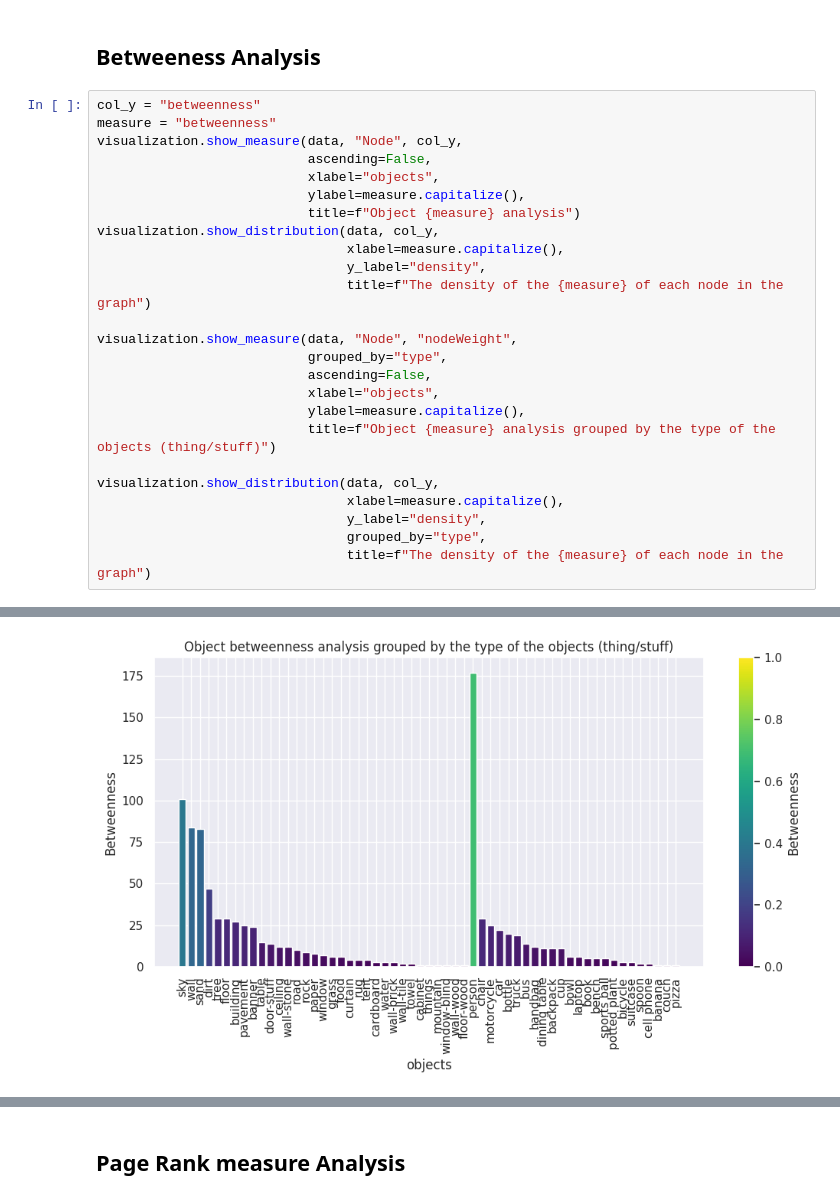
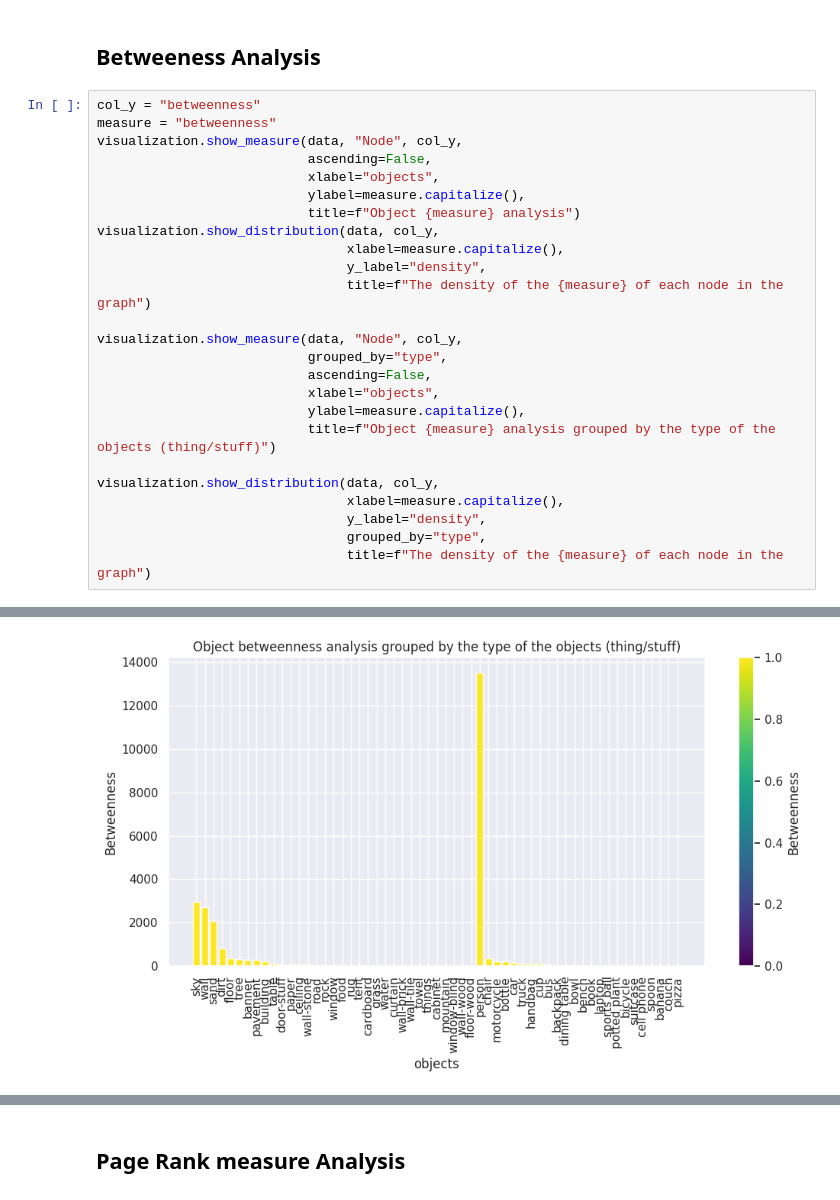
Before and after one commit to Billal-MOKHTARI/Image-Analysis-and-Object-Detection-Using-Deep-Learning, a Jupyter notebook: notebooks/3. Image_Object_Analysis.ipynb, the cells around one changed output, grey strips where cells are left out. Cells and saved outputs as stored; diff of their text form.

```diff
--- a/notebooks/3. Image_Object_Analysis.ipynb
+++ b/notebooks/3. Image_Object_Analysis.ipynb
@@ -136,32 +136,32 @@ visualization.show_distribution(data, col_y,
 # %%
 col_y = "betweenness"
 measure = "betweenness"
 visualization.show_measure(data, "Node", col_y,
                            ascending=False,
                            xlabel="objects",
                            ylabel=measure.capitalize(),
                            title=f"Object {measure} analysis")
 visualization.show_distribution(data, col_y,
                                 xlabel=measure.capitalize(),
                                 y_label="density",
                                 title=f"The density of the {measure} of each node in the graph")
 
-visualization.show_measure(data, "Node", "nodeWeight",
+visualization.show_measure(data, "Node", col_y,
                            grouped_by="type",
                            ascending=False,
                            xlabel="objects",
                            ylabel=measure.capitalize(),
                            title=f"Object {measure} analysis grouped by the type of the objects (thing/stuff)")
 
 visualization.show_distribution(data, col_y,
                                 xlabel=measure.capitalize(),
                                 y_label="density",
                                 grouped_by="type",
                                 title=f"The density of the {measure} of each node in the graph")
 # %% [output]
 [figure]
 [figure]
-[figure, old version]
+[figure, new version]
 [figure]
 # %% [markdown]
 ## Page Rank measure Analysis
```
Also changed, not shown: parts of 3 cells of this notebook, 1 other file.
